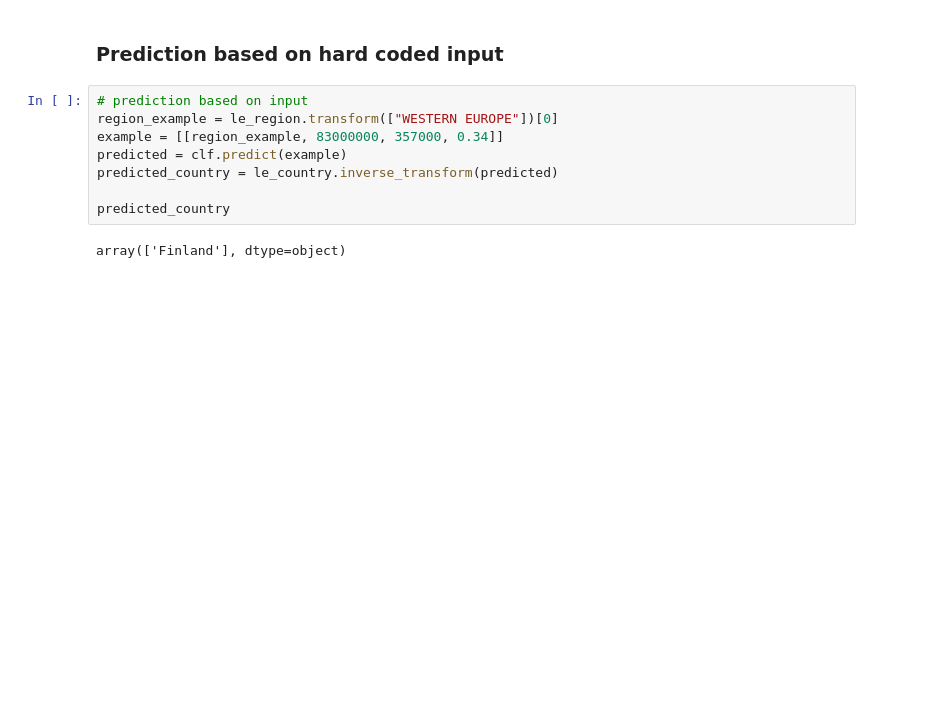
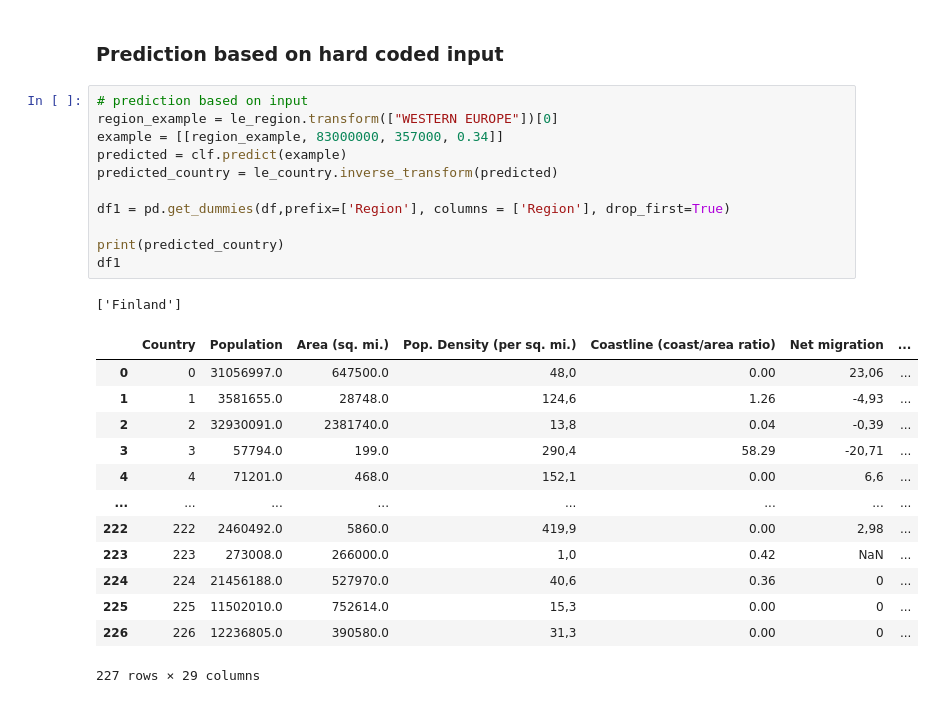
Before and after one commit to Gabriel-A-NY/uek259-GaMa, a Jupyter notebook: main.ipynb, the cells around one changed output. Cells and saved outputs as stored; diff of their text form; blank space fills up the shorter version.

```diff
--- a/main.ipynb
+++ b/main.ipynb
@@ -89,13 +90,29 @@ clf.get_depth()
 # %%
 # prediction based on input
 region_example = le_region.transform(["WESTERN EUROPE"])[0]
 example = [[region_example, 83000000, 357000, 0.34]]
 predicted = clf.predict(example)
 predicted_country = le_country.inverse_transform(predicted)
 
-predicted_country
+df1 = pd.get_dummies(df,prefix=['Region'], columns = ['Region'], drop_first=True)
+
+print(predicted_country)
+df1
 # %% [output]
-array(['Finland'], dtype=object)
+['Finland']
+|  | Country | Population | Area (sq. mi.) | Pop. Density (per sq. mi.) | Coastline (coast/area ratio) | Net migration | ... |
+| 0 | 0 | 31056997.0 | 647500.0 | 48,0 | 0.00 | 23,06 | ... |
+| 1 | 1 | 3581655.0 | 28748.0 | 124,6 | 1.26 | -4,93 | ... |
+| 2 | 2 | 32930091.0 | 2381740.0 | 13,8 | 0.04 | -0,39 | ... |
+| 3 | 3 | 57794.0 | 199.0 | 290,4 | 58.29 | -20,71 | ... |
+| 4 | 4 | 71201.0 | 468.0 | 152,1 | 0.00 | 6,6 | ... |
+| ... | ... | ... | ... | ... | ... | ... | ... |
+| 222 | 222 | 2460492.0 | 5860.0 | 419,9 | 0.00 | 2,98 | ... |
+| 223 | 223 | 273008.0 | 266000.0 | 1,0 | 0.42 | NaN | ... |
+| 224 | 224 | 21456188.0 | 527970.0 | 40,6 | 0.36 | 0 | ... |
+| 225 | 225 | 11502010.0 | 752614.0 | 15,3 | 0.00 | 0 | ... |
+| 226 | 226 | 12236805.0 | 390580.0 | 31,3 | 0.00 | 0 | ... |
+227 rows × 29 columns
 # %%
 import pandas as pd
 from sklearn.preprocessing import LabelEncoder
```
Also changed, not shown: parts of 2 cells of this notebook.
